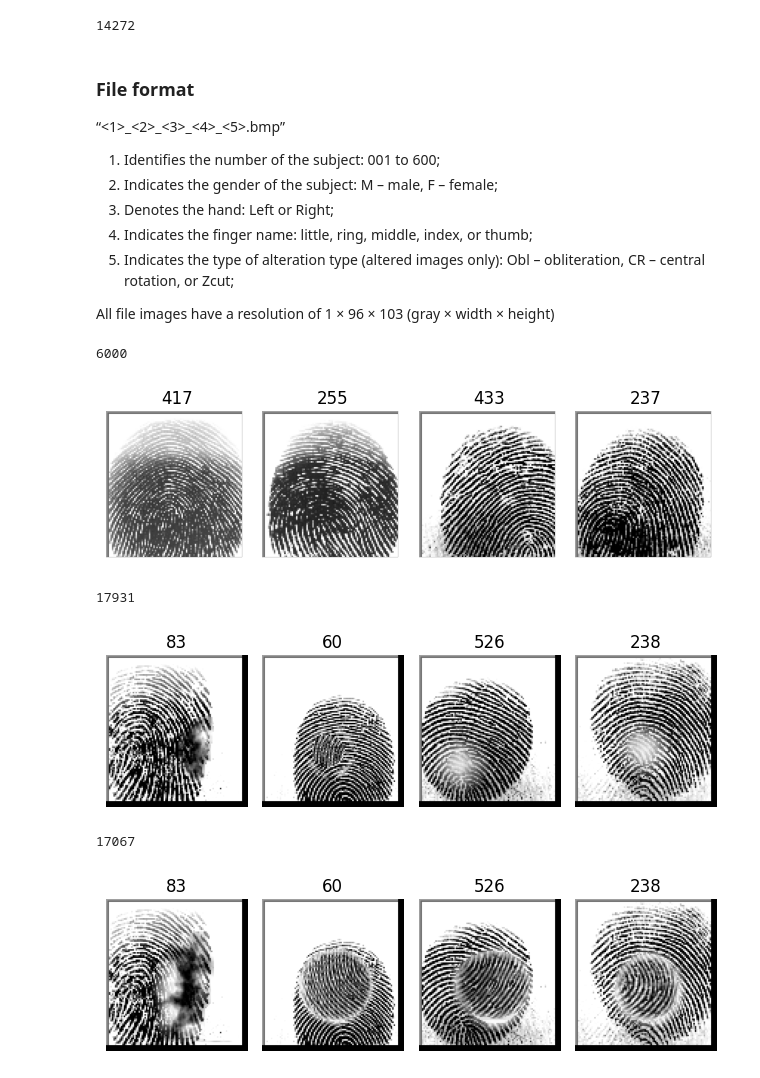
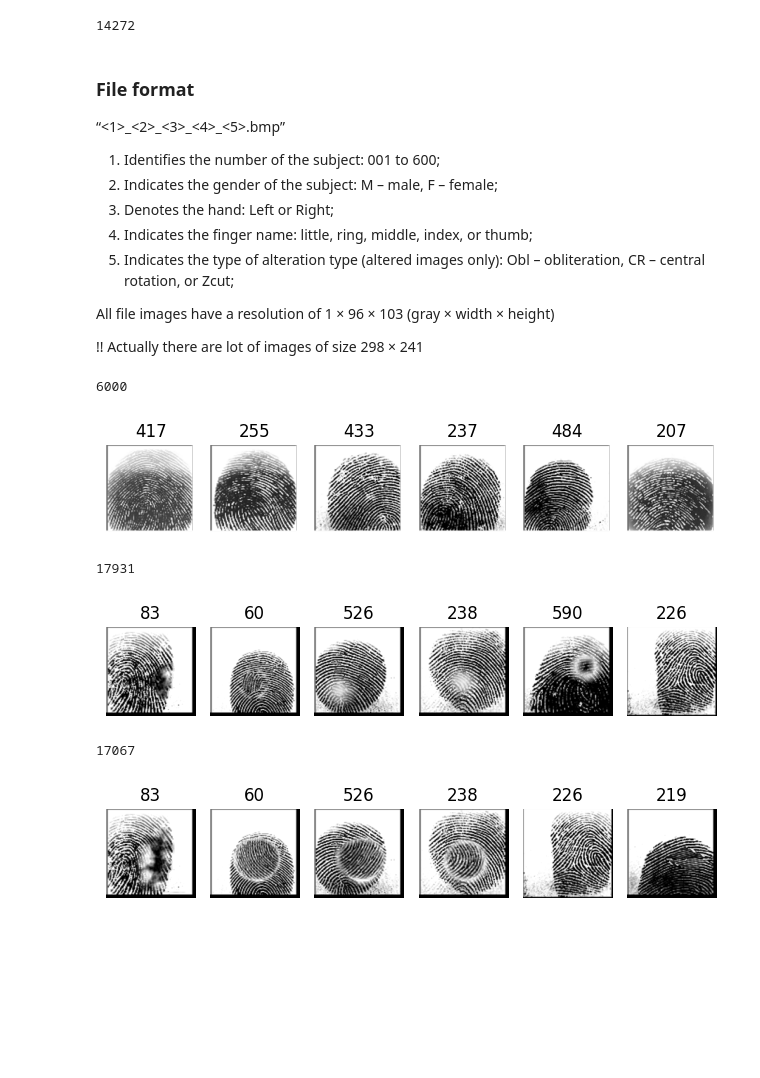
Before and after one commit to Robo-sapiens/avanpost_challenge, a Jupyter notebook: research/dataset.ipynb, the cells around one changed output. Cells and saved outputs as stored; diff of their text form; code cells hidden in the pictures; blank space fills up the shorter version.

Commit message:
Add image resizing on dataset parsing

```diff
--- a/research/dataset.ipynb
+++ b/research/dataset.ipynb
@@ -37,8 +38,9 @@ Paper: [Sokoto Coventry Fingerprint Dataset](https://arxiv.org/abs/1807.10609)
 4. Indicates the finger name: little, ring, middle, index, or thumb;
 5. Indicates the type of alteration type (altered images only): Obl – obliteration, CR – central rotation, or Zcut;
 
-All file images have a resolution of 1 × 96 ×
-103 (gray × width × height)
+All file images have a resolution of 1 × 96 × 103 (gray × width × height)
+
+!! Actually there are lot of images of size 298 × 241
 # %%
 import matplotlib.pyplot as plt
 from pathlib import Path
@@ -46,10 +48,12 @@ import numpy as np
 from PIL import Image
 # %%
 def parse_socofing(files):
+    shape = (128, 128)
     X = []
     y = []
     for i, file in enumerate(files):
-        X.append(np.array(Image.open(file)))
+        image = Image.open(file).resize(shape)
+        X.append(np.array(image))
         y.append(int(file.name[0 : file.name.find("_")]))
     return X, y
 # %%
@@ -61,12 +65,12 @@ def imshow(images, labels):
         axeslist.ravel()[i].set_axis_off()
     plt.tight_layout()
 # %%
-X_real, y_real = parse_socofing(list(Path("../dataset/Real").rglob("*.BMP")))
+X_real, y_real = parse_socofing(list(Path("../SOCOFing/Real").rglob("*.BMP")))
 # %%
 print(len(X_real))
-imshow(X_real[0:4], y_real[0:4])
+imshow(X_real[0:6], y_real[0:6])
 # %% [output]
 6000
-[figure, old version]
+[figure, new version]
 # %%
 X_alt_easy, y_alt_easy = parse_socofing(
@@ -74,9 +78,9 @@ X_alt_easy, y_alt_easy = parse_socofing(
 )
 # %%
 print(len(X_alt_easy))
-imshow(X_alt_easy[0:4], y_alt_easy[0:4])
+imshow(X_alt_easy[0:6], y_alt_easy[0:6])
 # %% [output]
 17931
-[figure, old version]
+[figure, new version]
 # %%
 X_alt_medium, y_alt_medium = parse_socofing(
@@ -84,9 +88,9 @@ X_alt_medium, y_alt_medium = parse_socofing(
 )
 # %%
 print(len(X_alt_medium))
-imshow(X_alt_medium[0:4], y_alt_medium[0:4])
+imshow(X_alt_medium[0:6], y_alt_medium[0:6])
 # %% [output]
 17067
-[figure, old version]
+[figure, new version]
 # %%
 X_alt_hard, y_alt_hard = parse_socofing(
```
Also changed, not shown: parts of 9 cells of this notebook.
